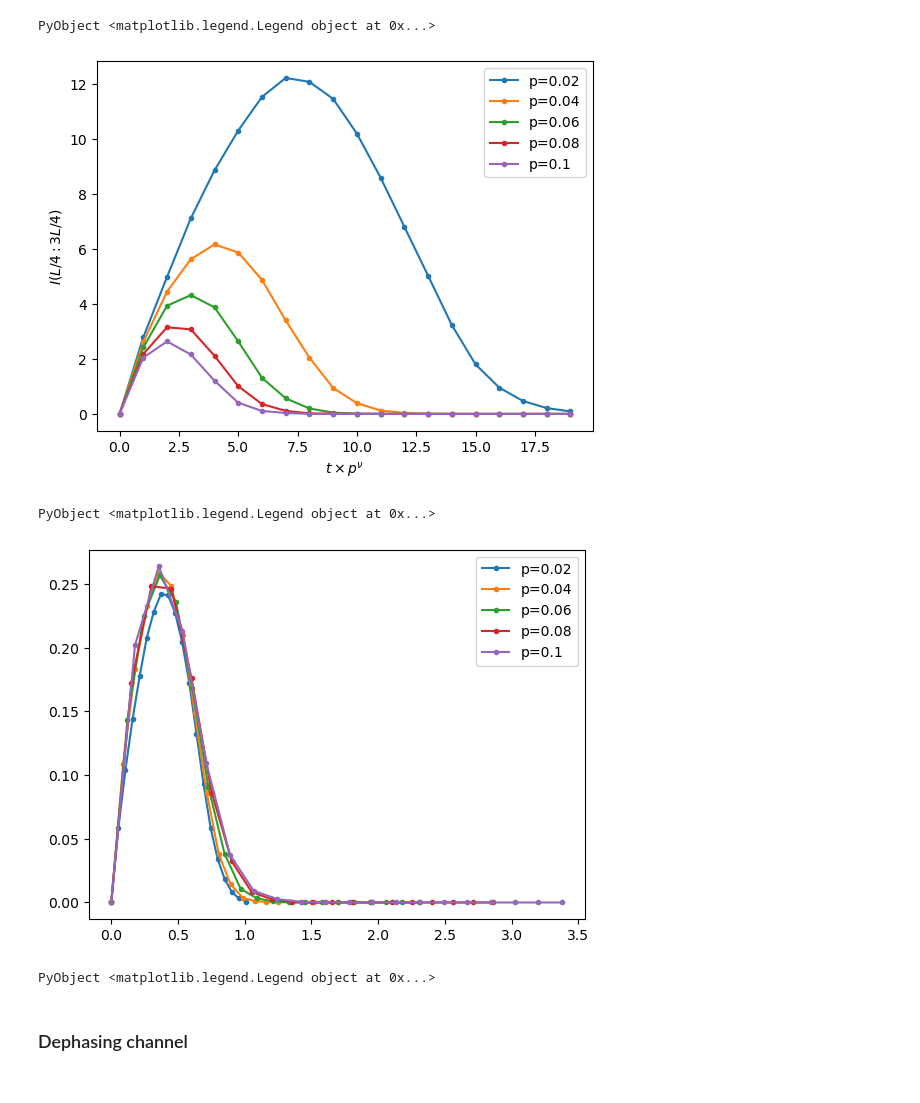
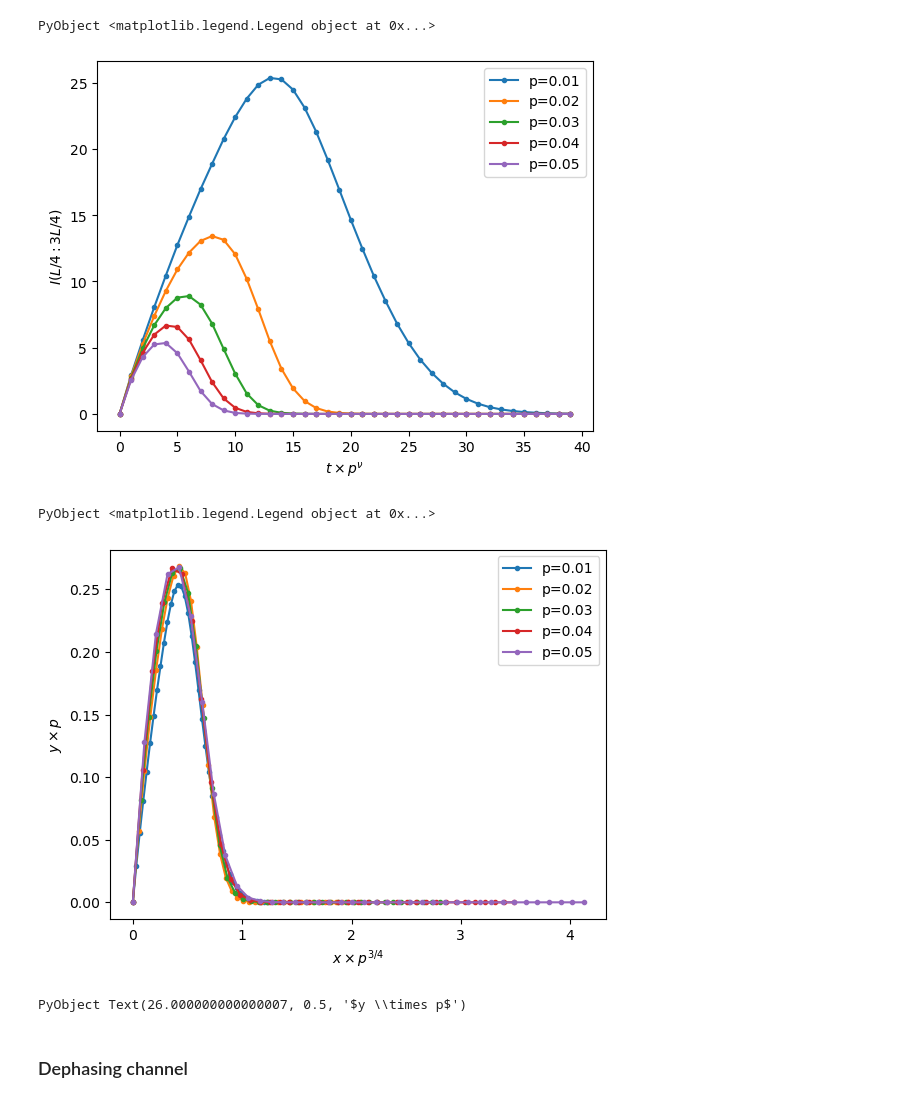
Before and after one commit to sangsq/julia-clifford, a Jupyter notebook: notebooks/channels.ipynb, the cells around one changed output. Cells and saved outputs as stored; diff of their text form; code cells hidden in the pictures.

```diff
--- a/notebooks/channels.ipynb
+++ b/notebooks/channels.ipynb
@@ -35,9 +35,11 @@ end
 
 function bw_update!(state, channel, p, op, dilation, periodic=true)
     _, n = size(state)
-    for i in 1 : (periodic ? n : n-1)
-        j = i==n ? 1 : i+1
-        op(state, i, j, channel, p, dilation)
+    for ini in [1,2]
+        for i in ini : 2 : (periodic ? n : n-1)
+            j = i==n ? 1 : i+1
+            op(state, i, j, channel, p, dilation)
+        end
     end
     return nothing
 end
@@ -231,0 +334,16 @@ yscale("log")
+# %%
+ees, ls = result
+fg, ax = subplots(3, figsize=(6, 12))
+
+for i in 1:length(dilation_list)
+    dilation = dilation_list[i]
+    x = (0:n_step-1) * dilation
+    ax[1].plot(x, ees[i, :], "o-", label=string("p=", dilation_list[i]), ms=1)
+    ax[2].plot(x, n .- ees[i, :], "o-", ms=2)
+end
+ax[1].set_xlabel(L"t")
+ax[1].set_ylabel("S(t)")
+ax[1].set_xlim(-1, 10)
+ax[1].legend()
+ax[2].set_yscale("log")
+ax[2].set_xlim(-1, 10)
@@ -345,10 +454,10 @@ legend()
 PyObject <matplotlib.legend.Legend object at 0x...>
 # %%
 n = 64
-cut = 16
-p_list = 0.02:0.02:0.1
-n_average = 500
-n_step = 20
+cut = 32
+p_list = 0.01:0.01:0.05
+n_average = 10000
+n_step = 40
 channel = depolarize!
 op = adam_op!
 mis = zeros(length(p_list), n_step)
@@ -359,7 +468,8 @@ for i in 1:length(p_list)
         state = all_up(n)
         for k in 1:n_step
             mis[i, k] += left_ee_on_all_cuts(state)[cut+1] + right_ee_on_all_cuts(state)[cut+1] - entropy(state)
-            bw_update!(state, channel, p, op)
+#             bw_update!(state, channel, p, op)
+            bw_update!(state, channel, p, op, dilation)
         end
     end
 end
@@ -374,18 +484,20 @@ xlabel(L"$t \times p^\nu$")
 ylabel(L"$I(L/4:3L/4)$")
 legend()
 # %% [output]
-[figure, old version]
+[figure, new version]
 PyObject <matplotlib.legend.Legend object at 0x...>
 # %%
 for i in 1:length(p_list)
     x = (0:n_step-1)
     p = p_list[i]
-    plot(x .* p.^0.75, mis[i, :] .* p, ".-", label=string("p=", p))
+    plot(x .* p.^0.75, mis[i, :] .* p .^ 1, ".-", label=string("p=", p))
 end
 legend()
+xlabel(L"x \times p^{3/4}")
+ylabel(L"y \times p")
 # %% [output]
-[figure, old version]
+[figure, new version]
-PyObject <matplotlib.legend.Legend object at 0x...>
+PyObject Text(26.000000000000007, 0.5, '$y \\times p$')
 # %% [markdown]
 ### Dephasing channel
 # %%
```
Also changed, not shown: parts of 29 cells of this notebook, 9 other files.
